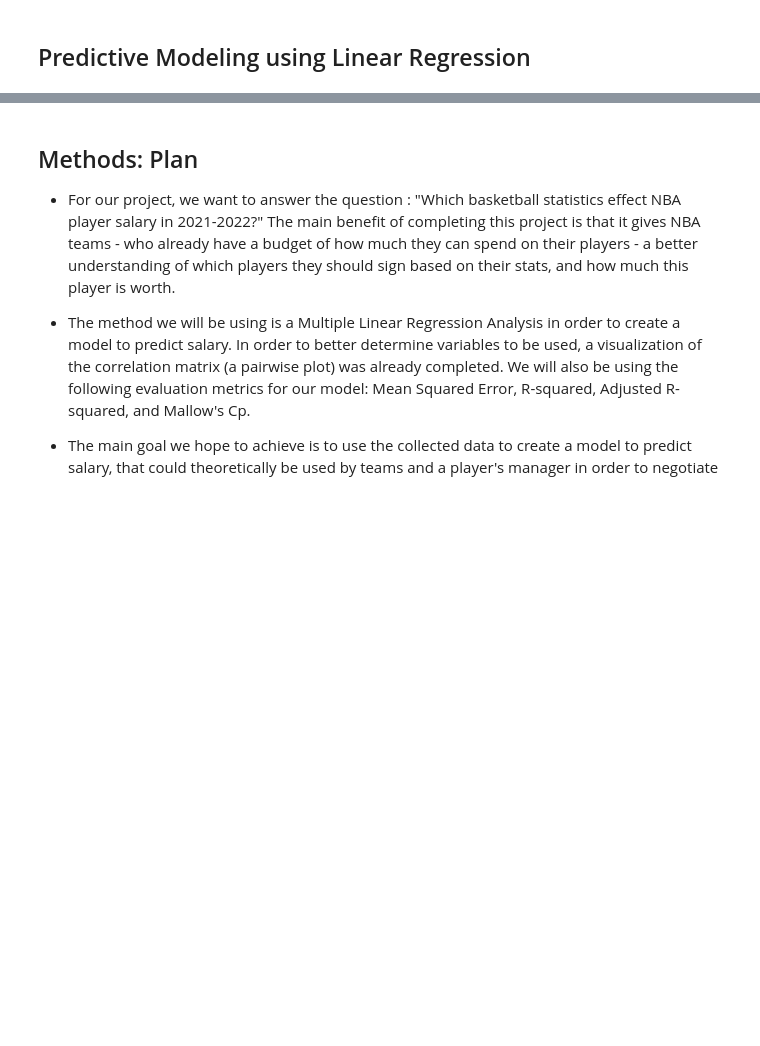
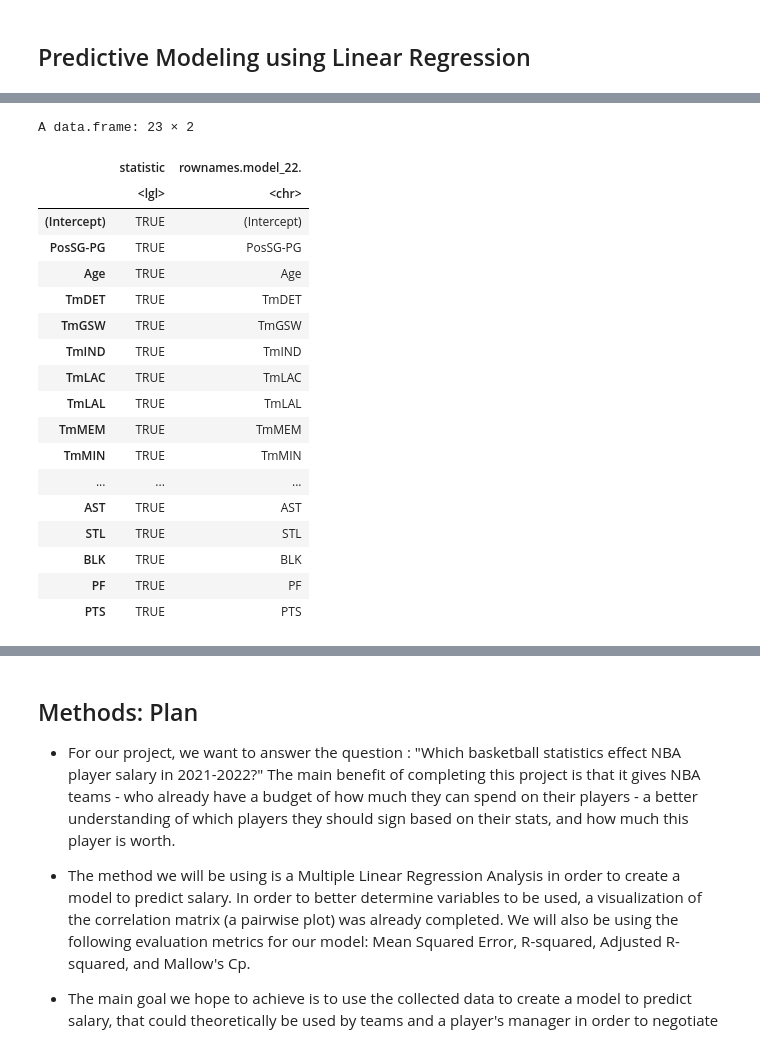
Before and after one commit to RaymondZhang20/STAT301, a Jupyter notebook: Proposal.ipynb, the cells around one changed output, grey strips where cells are left out. Drawn from its saved outputs; the diff is of its cells as text; code cells hidden in the pictures; blank space fills up the shorter version.

```diff
--- a/Proposal.ipynb
+++ b/Proposal.ipynb
@@ -237,0 +258,17 @@ A data.frame: 334 × 14
+# %%
+salary_forward_sel <- regsubsets(
+  x= SALARY ~.,
+  nvmax= 29,
+  data= training_salary,
+  method="forward",
+)
+
+salary_forward_summary <- summary(salary_forward_sel)
+
+
+salary_forward_summary_df <- tibble(
+   n_input_variables = 1:29,
+   RSQ = salary_forward_summary$rsq,
+   RSS = salary_forward_summary$rss,
+   ADJ.R2 = salary_forward_summary$adjr2,
+)
@@ -237,0 +299,33 @@ A data.frame: 334 × 14
+# %%
+# to see which row model 22 corresponds to
+model_22 <-  data.frame(salary_forward_summary$which[22,])
+
+
+
+names(model_22)[names(model_22) == colnames(model_22)] <- 'statistic'
+
+new_model_22<- data.frame(model_22, rownames(model_22))
+
+true_model <-  new_model_22[rowSums(model_22, na.rm=TRUE) > 0,]
+# %%
+true_model
+# %% [output]
+A data.frame: 23 × 2
+|  | statistic | rownames.model_22. |
+|  | <lgl> | <chr> |
+| (Intercept) | TRUE | (Intercept) |
+| PosSG-PG | TRUE | PosSG-PG |
+| Age | TRUE | Age |
+| TmDET | TRUE | TmDET |
+| TmGSW | TRUE | TmGSW |
+| TmIND | TRUE | TmIND |
+| TmLAC | TRUE | TmLAC |
+| TmLAL | TRUE | TmLAL |
+| TmMEM | TRUE | TmMEM |
+| TmMIN | TRUE | TmMIN |
+| ... | ... | ... |
+| AST | TRUE | AST |
+| STL | TRUE | STL |
+| BLK | TRUE | BLK |
+| PF | TRUE | PF |
+| PTS | TRUE | PTS |
```
Also changed, not shown: parts of 7 cells of this notebook.
